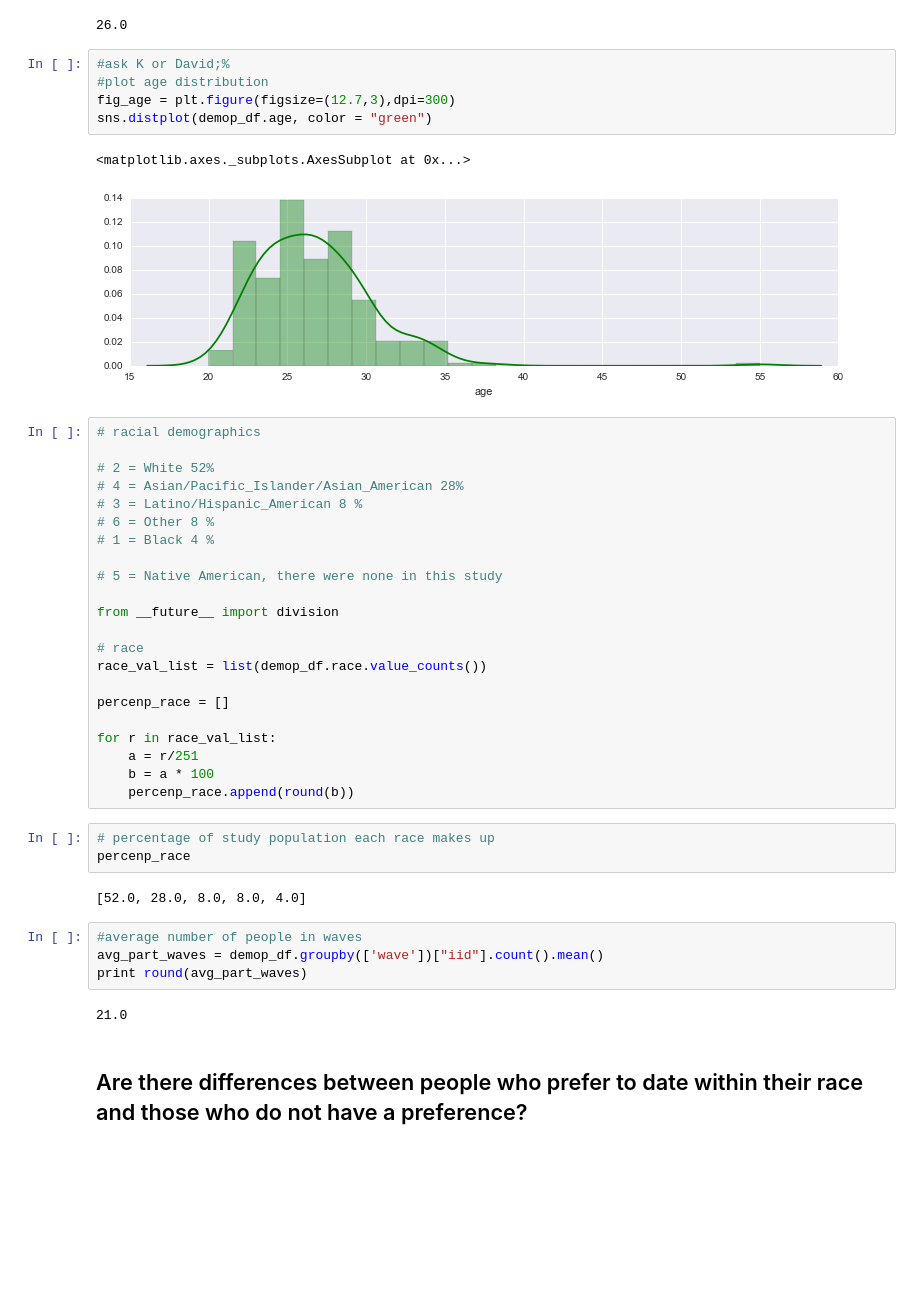
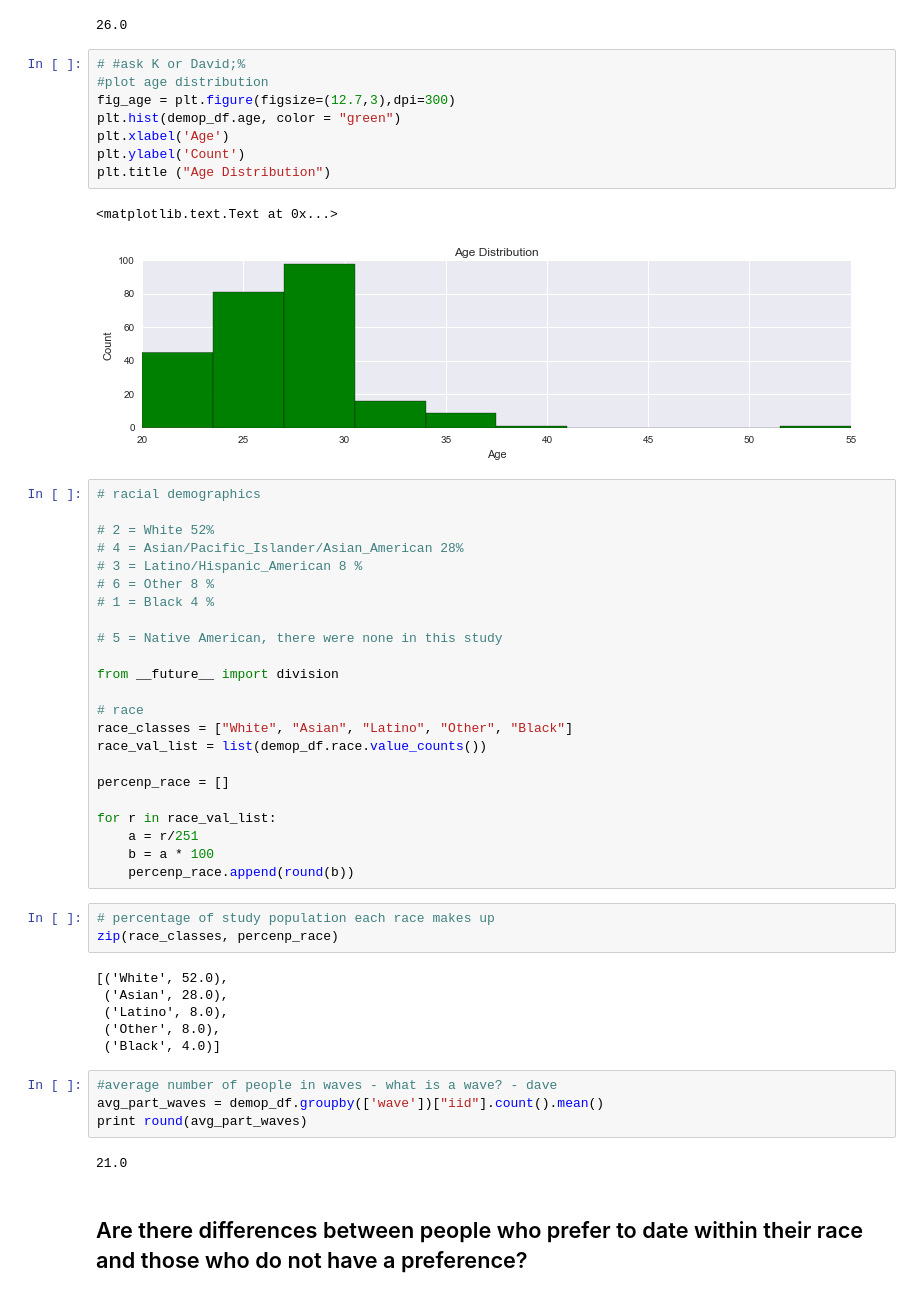
Before and after one commit to poles1c/DSI-SF-1-POLES1C, a Jupyter notebook: projects/poles1c_Captsone_Part_4.ipynb, the cells around one changed output. Cells and saved outputs as stored; diff of their text form; blank space fills up the shorter version.

```diff
--- a/projects/poles1c_Captsone_Part_4.ipynb
+++ b/projects/poles1c_Captsone_Part_4.ipynb
@@ -229,13 +212,16 @@ demop_df.age.median()
 # %% [output]
 26.0
 # %%
-#ask K or David;%
+# #ask K or David;%
 #plot age distribution
 fig_age = plt.figure(figsize=(12.7,3),dpi=300)
-sns.distplot(demop_df.age, color = "green")
+plt.hist(demop_df.age, color = "green")
+plt.xlabel('Age')
+plt.ylabel('Count')
+plt.title ("Age Distribution")
 # %% [output]
-<matplotlib.axes._subplots.AxesSubplot at 0x...>
+<matplotlib.text.Text at 0x...>
-[figure, old version]
+[figure, new version]
 # %%
 # racial demographics
 
@@ -250,6 +236,7 @@ sns.distplot(demop_df.age, color = "green")
 from __future__ import division
 
 # race
+race_classes = ["White", "Asian", "Latino", "Other", "Black"]
 race_val_list = list(demop_df.race.value_counts())
 
 percenp_race = []
@@ -260,11 +247,15 @@ for r in race_val_list:
     percenp_race.append(round(b))
 # %%
 # percentage of study population each race makes up
-percenp_race
+zip(race_classes, percenp_race)
 # %% [output]
-[52.0, 28.0, 8.0, 8.0, 4.0]
+[('White', 52.0),
+ ('Asian', 28.0),
+ ('Latino', 8.0),
+ ('Other', 8.0),
+ ('Black', 4.0)]
 # %%
-#average number of people in waves
+#average number of people in waves - what is a wave? - dave
 avg_part_waves = demop_df.groupby(['wave'])["iid"].count().mean()
 print round(avg_part_waves)
 # %% [output]
```
Also changed, not shown: parts of 33 cells of this notebook.
